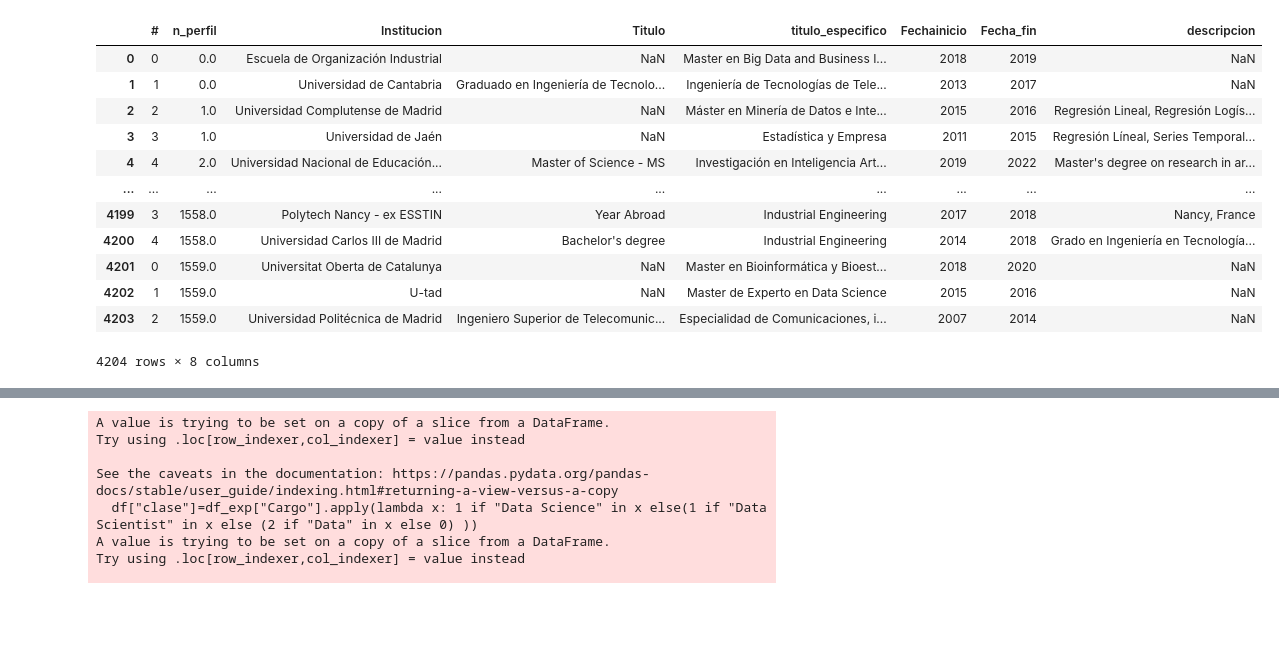
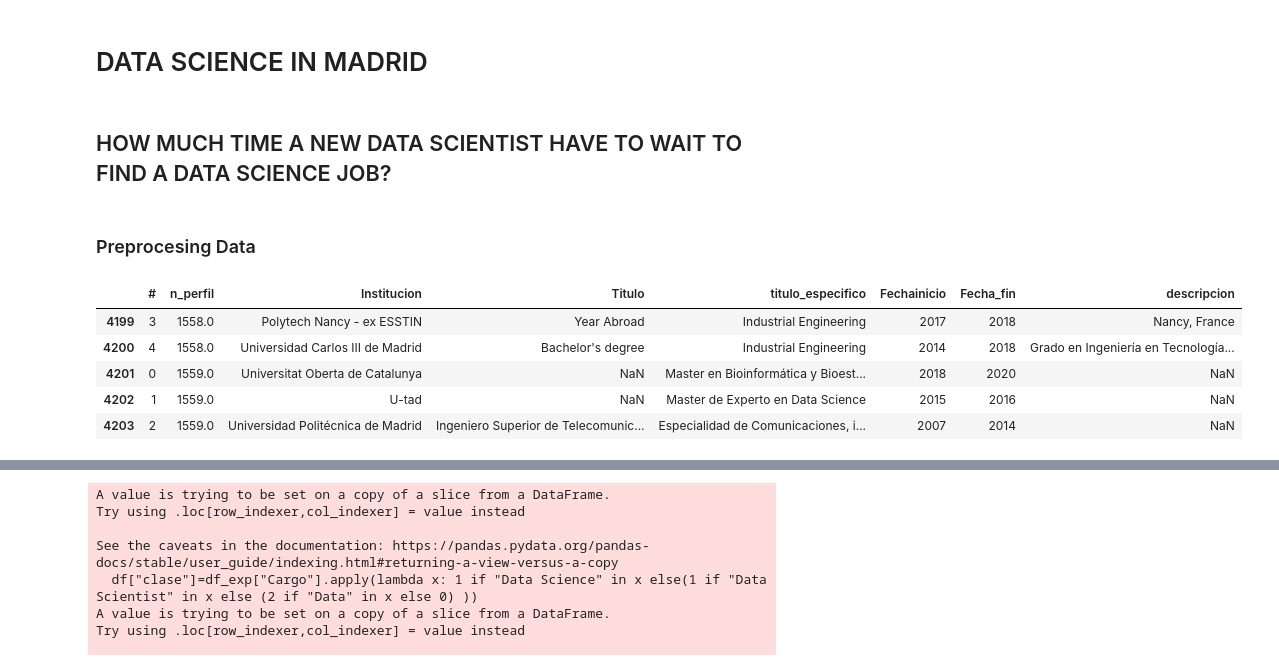
Before and after one commit to dfmoscoso23/linkedin_project, a Jupyter notebook: analisis_datos_modelo.ipynb, the cells around one changed output, grey strips where cells are left out. Cells and saved outputs as stored; diff of their text form; code cells hidden in the pictures; blank space fills up the shorter version.

```diff
--- a/analisis_datos_modelo.ipynb
+++ b/analisis_datos_modelo.ipynb
@@ -1,3 +1,9 @@
+# %% [markdown]
+# DATA SCIENCE IN MADRID
+# %% [markdown]
+## HOW MUCH TIME A NEW DATA SCIENTIST HAVE TO WAIT TO FIND A DATA SCIENCE JOB?
+# %% [markdown]
+### Preprocesing Data
 # %%
 import pandas as pd
 import re
@@ -6,21 +12,14 @@ from datetime import datetime
 # %%
 df_ed=pd.read_csv("perfil_educacion_new.txt",delimiter=";",na_values=["nope"],encoding="ANSI",on_bad_lines='warn',names=["#","n_perfil","Institucion","Titulo","titulo_especifico","Fechainicio","Fecha_fin","descripcion"])
 # %%
-df_ed
+df_ed.tail()
 # %% [output]
 |  | # | n_perfil | Institucion | Titulo | titulo_especifico | Fechainicio | Fecha_fin | descripcion |
-| 0 | 0 | 0.0 | Escuela de Organización Industrial | NaN | Master en Big Data and Business I... | 2018 | 2019 | NaN |
-| 1 | 1 | 0.0 | Universidad de Cantabria | Graduado en Ingeniería de Tecnolo... | Ingeniería de Tecnologías de Tele... | 2013 | 2017 | NaN |
-| 2 | 2 | 1.0 | Universidad Complutense de Madrid | NaN | Máster en Minería de Datos e Inte... | 2015 | 2016 | Regresión Lineal, Regresión Logís... |
-| 3 | 3 | 1.0 | Universidad de Jaén | NaN | Estadística y Empresa | 2011 | 2015 | Regresión Líneal, Series Temporal... |
-| 4 | 4 | 2.0 | Universidad Nacional de Educación... | Master of Science - MS | Investigación en Inteligencia Art... | 2019 | 2022 | Master's degree on research in ar... |
-| ... | ... | ... | ... | ... | ... | ... | ... | ... |
 | 4199 | 3 | 1558.0 | Polytech Nancy - ex ESSTIN | Year Abroad | Industrial Engineering | 2017 | 2018 | Nancy, France |
 | 4200 | 4 | 1558.0 | Universidad Carlos III de Madrid | Bachelor's degree | Industrial Engineering | 2014 | 2018 | Grado en Ingeniería en Tecnología... |
 | 4201 | 0 | 1559.0 | Universitat Oberta de Catalunya | NaN | Master en Bioinformática y Bioest... | 2018 | 2020 | NaN |
 | 4202 | 1 | 1559.0 | U-tad | NaN | Master de Experto en Data Science | 2015 | 2016 | NaN |
 | 4203 | 2 | 1559.0 | Universidad Politécnica de Madrid | Ingeniero Superior de Telecomunic... | Especialidad de Comunicaciones, i... | 2007 | 2014 | NaN |
-4204 rows × 8 columns
 # %%
 df_ed.dropna(subset=["titulo_especifico"],axis=0,inplace=True)
 df_ed["clase"]=df_ed["titulo_especifico"].apply(lambda x: 1 if "Data Science" in x else(1 if "Data Scientist" in x else (2 if "Dat" in x else 0) ))
```
Also changed, not shown: parts of 30 cells of this notebook.
